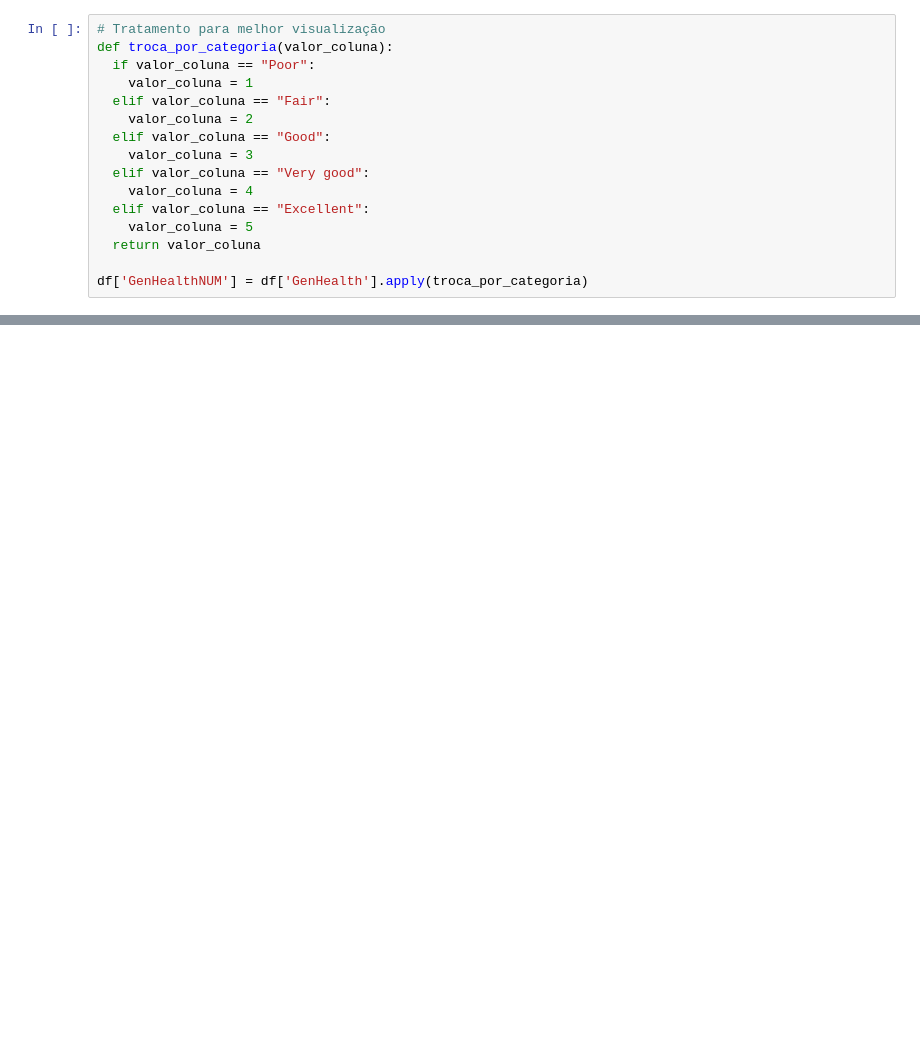
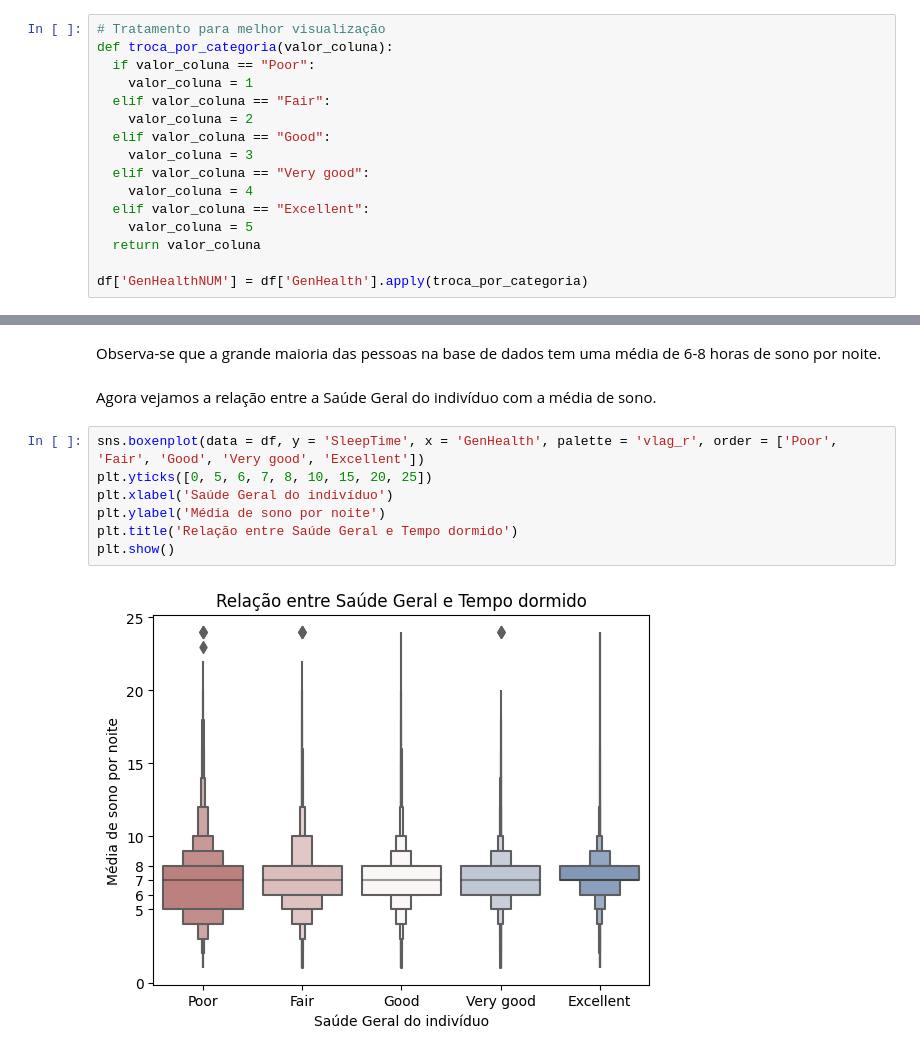
Before and after one commit to erlonL/Projeto-ICD, a Jupyter notebook: projeto.ipynb, the cells around one changed output, grey strips where cells are left out. Saved outputs shown, nothing was run; the diff lists cells and outputs as text; blank space fills up the shorter version.

```diff
--- a/projeto.ipynb
+++ b/projeto.ipynb
@@ -48,0 +209,13 @@ df['GenHealthNUM'] = df['GenHealth'].apply(troca_por_categoria)
+# %% [markdown]
+Observa-se que a grande maioria das pessoas na base de dados tem uma média de 6-8 horas de sono por noite.
+# %% [markdown]
+Agora vejamos a relação entre a Saúde Geral do indivíduo com a média de sono.
+# %%
+sns.boxenplot(data = df, y = 'SleepTime', x = 'GenHealth', palette = 'vlag_r', order = ['Poor', 'Fair', 'Good', 'Very good', 'Excellent'])
+plt.yticks([0, 5, 6, 7, 8, 10, 15, 20, 25])
+plt.xlabel('Saúde Geral do indivíduo')
+plt.ylabel('Média de sono por noite')
+plt.title('Relação entre Saúde Geral e Tempo dormido')
+plt.show()
+# %% [output]
+[figure, added]
```
Also changed, not shown: parts of 86 cells of this notebook.
